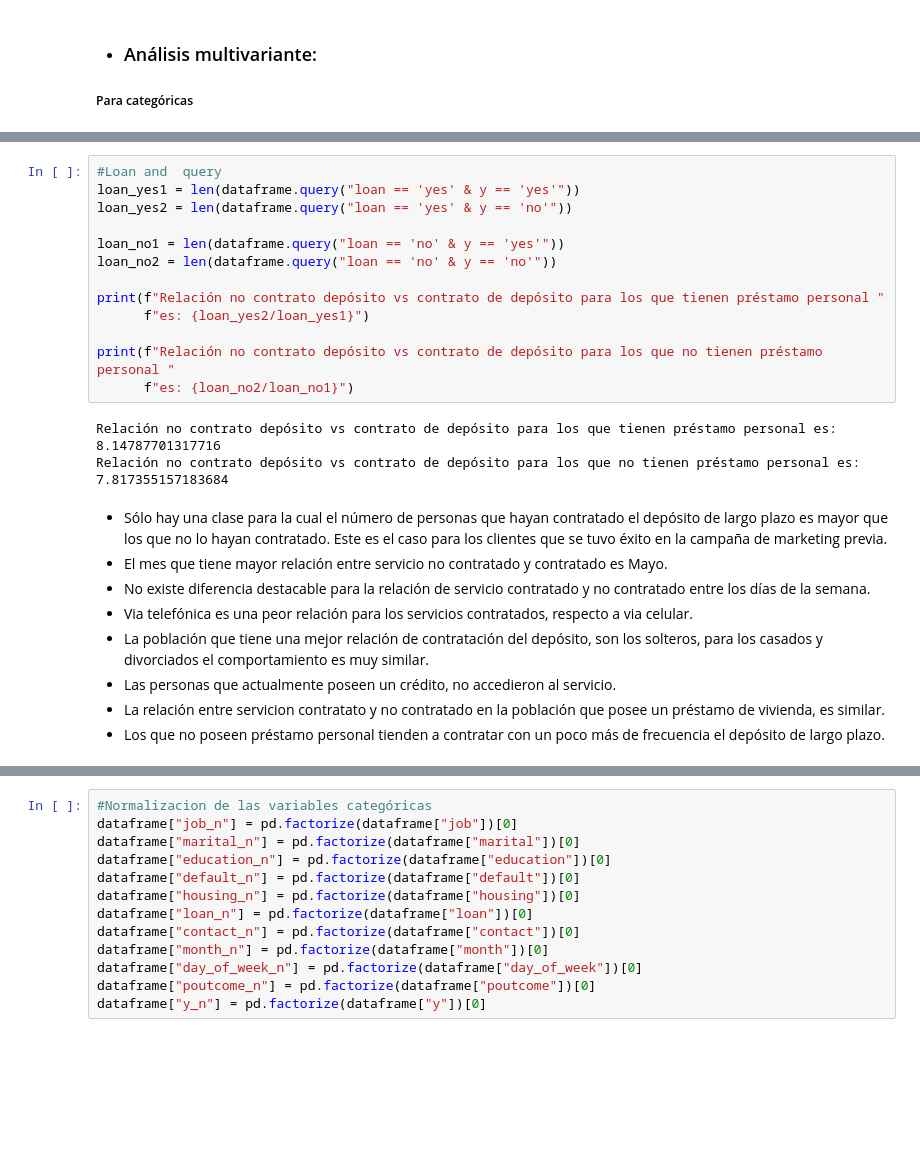
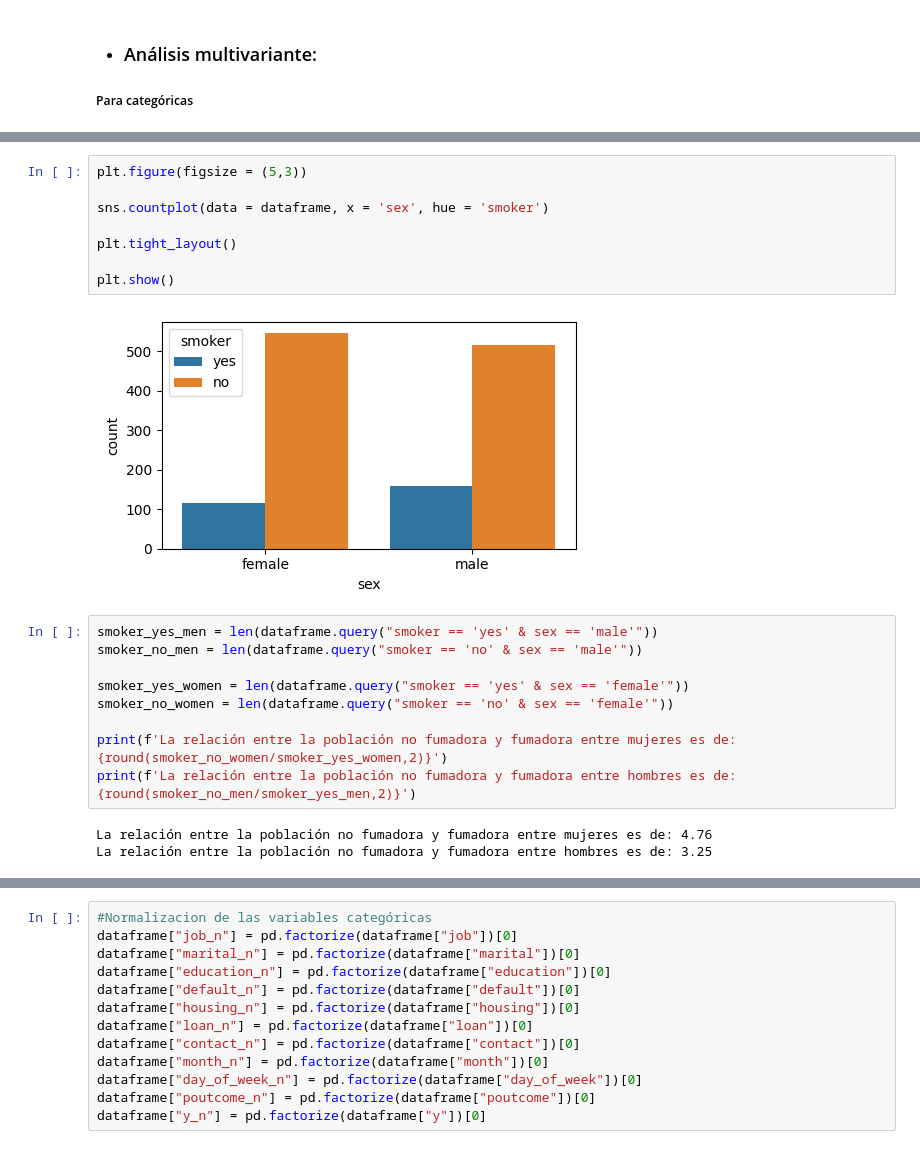
Before and after one commit to josedrosales/Analisis, a Jupyter notebook: models/Linear_regression.ipynb, the cells around one changed output, grey strips where cells are left out. Saved outputs shown, nothing was run; the diff lists cells and outputs as text; blank space fills up the shorter version.

```diff
--- a/models/Linear_regression.ipynb
+++ b/models/Linear_regression.ipynb
@@ -210,25 +156,22 @@ Relación no contrato depósito vs contrato de depósito para solteros es: 6.138
-# %%
-#Loan and  query
-loan_yes1 = len(dataframe.query("loan == 'yes' & y == 'yes'"))
-loan_yes2 = len(dataframe.query("loan == 'yes' & y == 'no'"))
-
-loan_no1 = len(dataframe.query("loan == 'no' & y == 'yes'"))
-loan_no2 = len(dataframe.query("loan == 'no' & y == 'no'"))
-
-print(f"Relación no contrato depósito vs contrato de depósito para los que tienen préstamo personal "
-      f"es: {loan_yes2/loan_yes1}")
-
-print(f"Relación no contrato depósito vs contrato de depósito para los que no tienen préstamo personal "
-      f"es: {loan_no2/loan_no1}")
-# %% [output]
-Relación no contrato depósito vs contrato de depósito para los que tienen préstamo personal es: 8.14787701317716
-Relación no contrato depósito vs contrato de depósito para los que no tienen préstamo personal es: 7.817355157183684
-# %% [markdown]
-- Sólo hay una clase para la cual el número de personas que hayan contratado el depósito de largo plazo es mayor que los que no lo hayan contratado. Este es el caso para los clientes que se tuvo éxito en la campaña de marketing previa.
-- El mes que tiene mayor relación entre servicio no contratado y contratado es Mayo.
-- No existe diferencia destacable para la relación de servicio contratado y no contratado entre los días de la semana.
-- Via telefónica es una peor relación para los servicios contratados, respecto a via celular.
-- La población que tiene una mejor relación de contratación del depósito, son los solteros, para los casados y divorciados el comportamiento es muy similar.
-- Las personas que actualmente poseen un crédito, no accedieron al servicio.
-- La relación entre servicion contratato y no contratado en la población que posee un préstamo de vivienda, es similar.
-- Los que no poseen préstamo personal tienden a contratar con un poco más de frecuencia el depósito de largo plazo.
+# %%
+plt.figure(figsize = (5,3))
+
+sns.countplot(data = dataframe, x = 'sex', hue = 'smoker')
+
+plt.tight_layout()
+
+plt.show()
+# %% [output]
+[figure, added]
+# %%
+smoker_yes_men = len(dataframe.query("smoker == 'yes' & sex == 'male'"))
+smoker_no_men = len(dataframe.query("smoker == 'no' & sex == 'male'"))
+
+smoker_yes_women = len(dataframe.query("smoker == 'yes' & sex == 'female'"))
+smoker_no_women = len(dataframe.query("smoker == 'no' & sex == 'female'"))
+
+print(f'La relación entre la población no fumadora y fumadora entre mujeres es de: {round(smoker_no_women/smoker_yes_women,2)}')
+print(f'La relación entre la población no fumadora y fumadora entre hombres es de: {round(smoker_no_men/smoker_yes_men,2)}')
+# %% [output]
+La relación entre la población no fumadora y fumadora entre mujeres es de: 4.76
+La relación entre la población no fumadora y fumadora entre hombres es de: 3.25
```
Also changed, not shown: parts of 11 cells of this notebook.
